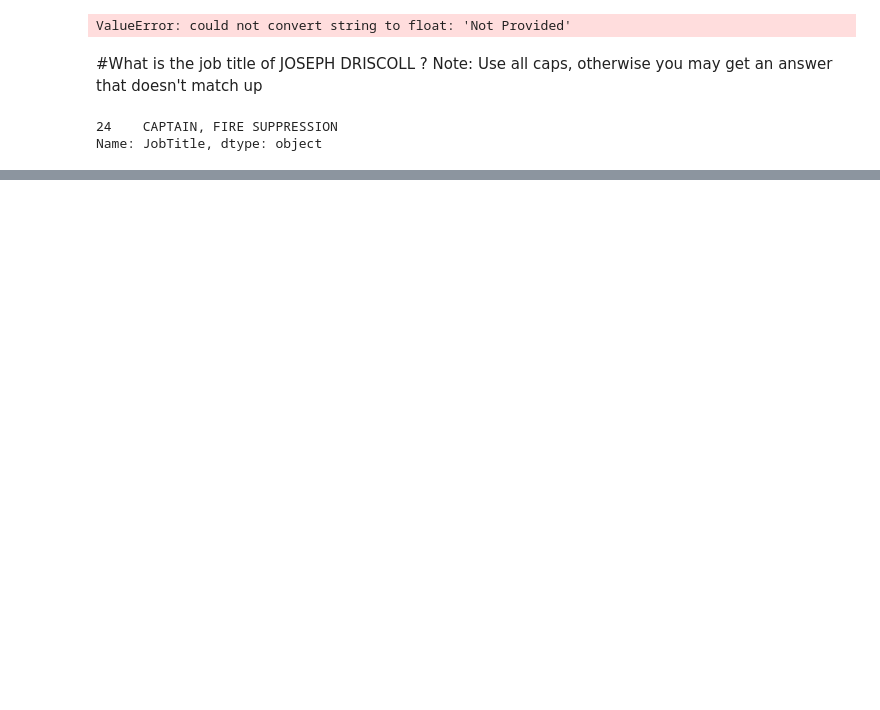
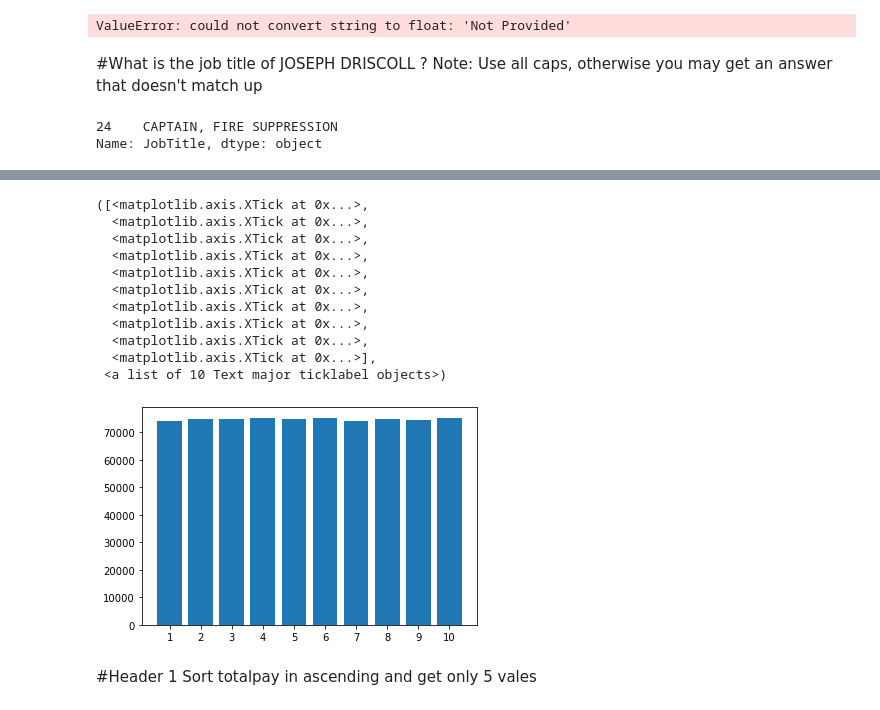
Before and after one commit to mayakadam/Python, a Jupyter notebook: Salaries_Kaggle.ipynb, the cells around one changed output, grey strips where cells are left out. Cells and saved outputs as stored; diff of their text form; code cells hidden in the pictures; blank space fills up the shorter version.

```diff
--- a/Salaries_Kaggle.ipynb
+++ b/Salaries_Kaggle.ipynb
@@ -142,0 +159,4 @@ Name: JobTitle, dtype: object
+# %%
+sal_mean = sal.groupby(['DeptID'])['TotalPay'].mean()
+# %%
+sal_mean_df = pd.DataFrame(sal_mean)
@@ -142,0 +197,18 @@ Name: JobTitle, dtype: object
+# %%
+plt.bar(deptid_sorted, sal_mean_df['TotalPay'])
+plt.xticks(deptid_sorted)
+# %% [output]
+([<matplotlib.axis.XTick at 0x...>,
+  <matplotlib.axis.XTick at 0x...>,
+  <matplotlib.axis.XTick at 0x...>,
+  <matplotlib.axis.XTick at 0x...>,
+  <matplotlib.axis.XTick at 0x...>,
+  <matplotlib.axis.XTick at 0x...>,
+  <matplotlib.axis.XTick at 0x...>,
+  <matplotlib.axis.XTick at 0x...>,
+  <matplotlib.axis.XTick at 0x...>,
+  <matplotlib.axis.XTick at 0x...>],
+ <a list of 10 Text major ticklabel objects>)
+[figure, added]
+# %% [markdown]
+#Header 1 Sort totalpay in ascending and get only 5 vales
```
Also changed, not shown: parts of 19 cells of this notebook, 10 other files.
